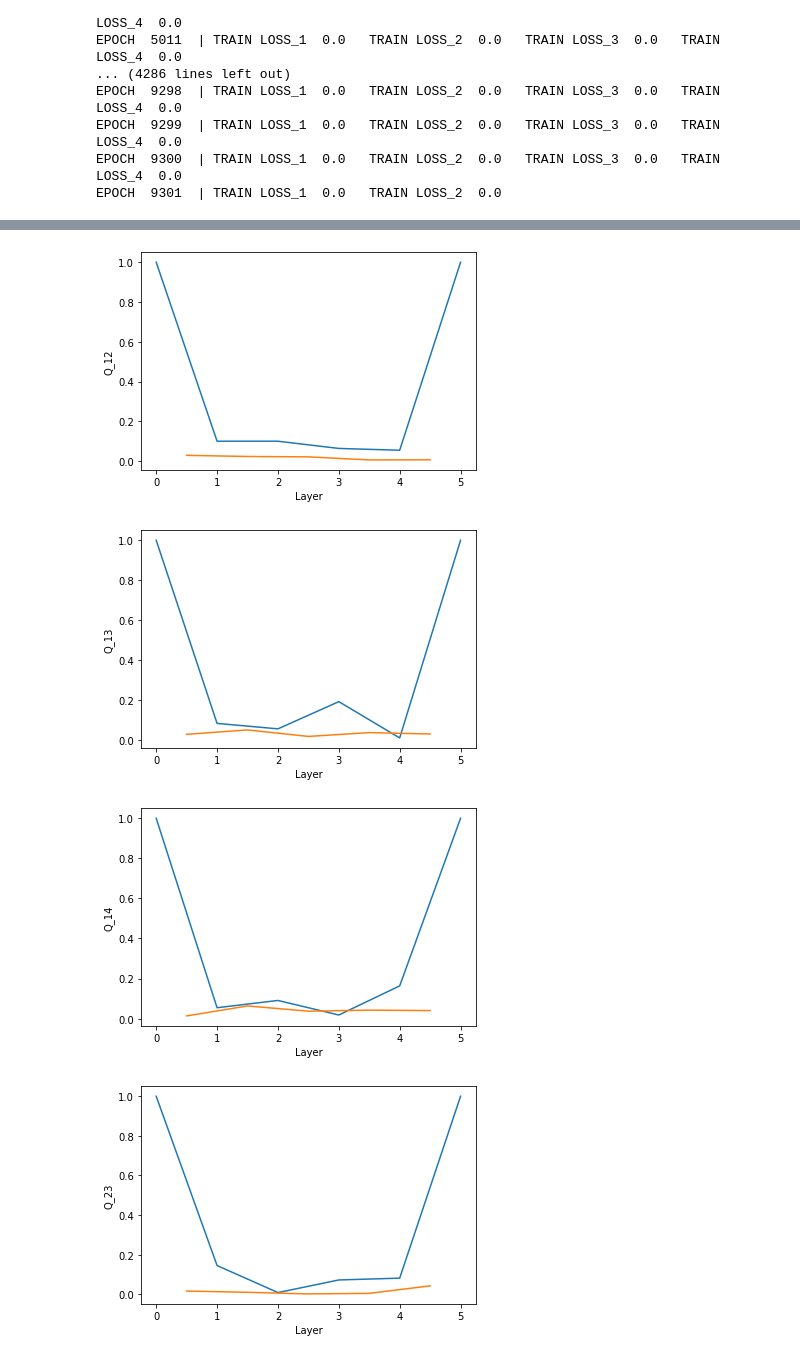
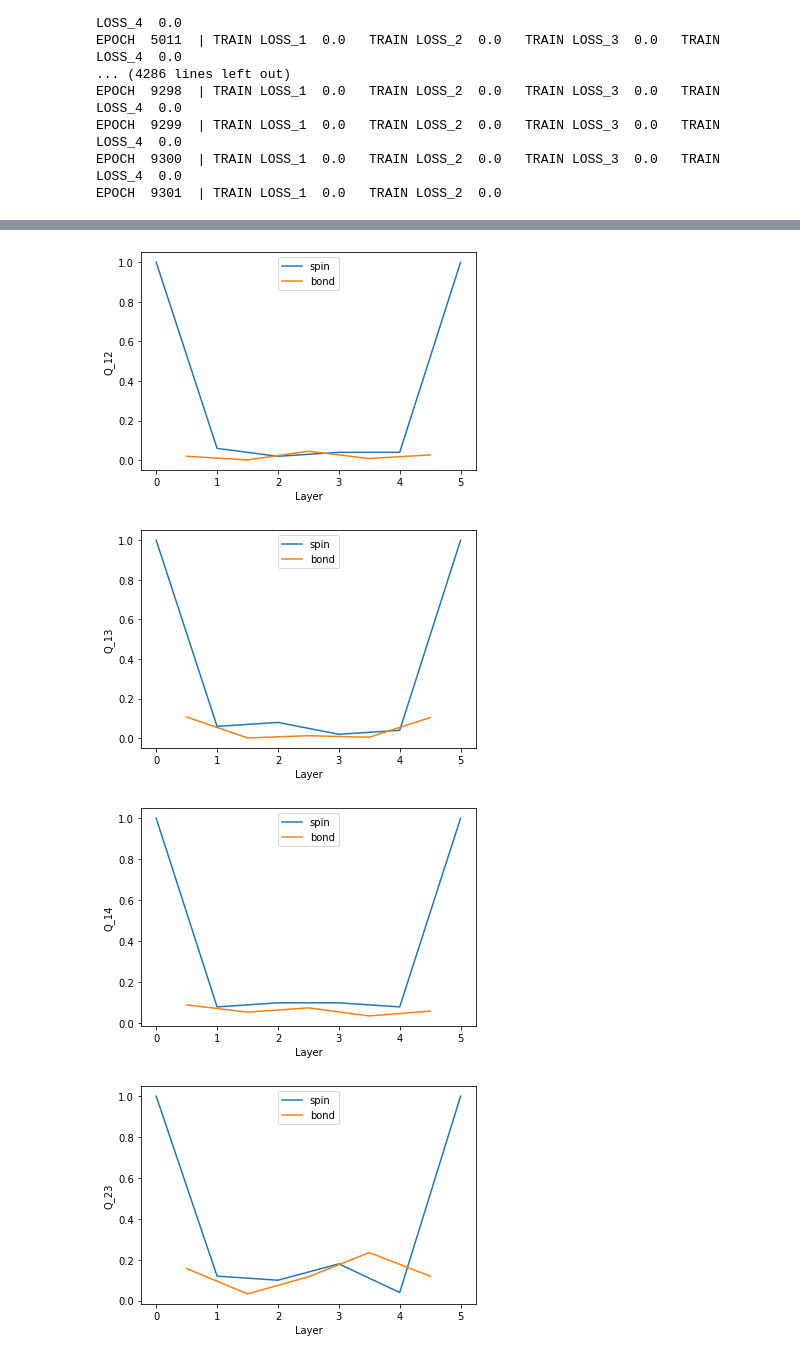
Before and after one commit to tumblingdice512/deep-learning-from-scratch, a Jupyter notebook: model3_2.ipynb, the cells around one changed output, grey strips where cells are left out. Drawn from its saved outputs; the diff is of its cells as text; code cells hidden in the pictures.

```diff
--- a/model3_2.ipynb
+++ b/model3_2.ipynb
@@ -42,9 +42,9 @@ L = 5
 #初期条件として与えるスピンを生成
 #各パーセプトロンのスピンの成分数を増やすときは、SOとSLを行列の形式にすればよい。
 # %%
-S0 = np.sign(np.random.randn(11,N))
+S0 = np.sign(np.random.randn(10,N))
 
-SL = np.sign(np.random.randn(11,N))
+SL = np.sign(np.random.randn(10,N))
 
 
 M = len(S0)
@@ -439,7 +439,7 @@ model_4 = Network4()
 
 
 # 学習率
-lr = 0.07
+lr = 0.06
 # 学習エポック数
 n_epoch = 10000
 Loss_1 = []
@@ -953,9 +953,11 @@ i = [0.5,1.5,2.5,3.5,4.5]
 plt.plot(i, Q_12)
 plt.xlabel('Layer')
 plt.ylabel('Q_12')
+
+plt.legend(['spin','bond'])
 plt.show()
 # %% [output]
-[figure, old version]
+[figure, new version]
 # %%
 i = [0,1,2,3,4,5]
 plt.plot(i, q_13)
@@ -966,9 +968,11 @@ i = [0.5,1.5,2.5,3.5,4.5]
 plt.plot(i, Q_13)
 plt.xlabel('Layer')
 plt.ylabel('Q_13')
+
+plt.legend(['spin','bond'])
 plt.show()
 # %% [output]
-[figure, old version]
+[figure, new version]
 # %%
 i = [0,1,2,3,4,5]
 plt.plot(i, q_14)
@@ -979,22 +983,26 @@ i = [0.5,1.5,2.5,3.5,4.5]
 plt.plot(i, Q_14)
 plt.xlabel('Layer')
 plt.ylabel('Q_14')
+
+plt.legend(['spin','bond'])
 plt.show()
 # %% [output]
-[figure, old version]
+[figure, new version]
 # %%
 i = [0,1,2,3,4,5]
 plt.plot(i, q_23)
 plt.xlabel('Layer')
 plt.ylabel('q_23')
 
 i = [0.5,1.5,2.5,3.5,4.5]
 plt.plot(i, Q_23)
 plt.xlabel('Layer')
 plt.ylabel('Q_23')
+
+plt.legend(['spin','bond'])
 plt.show()
 # %% [output]
-[figure, old version]
+[figure, new version]
 # %%
 i = [0,1,2,3,4,5]
 plt.plot(i, q_24)
```
Also changed, not shown: parts of 21 cells of this notebook.
